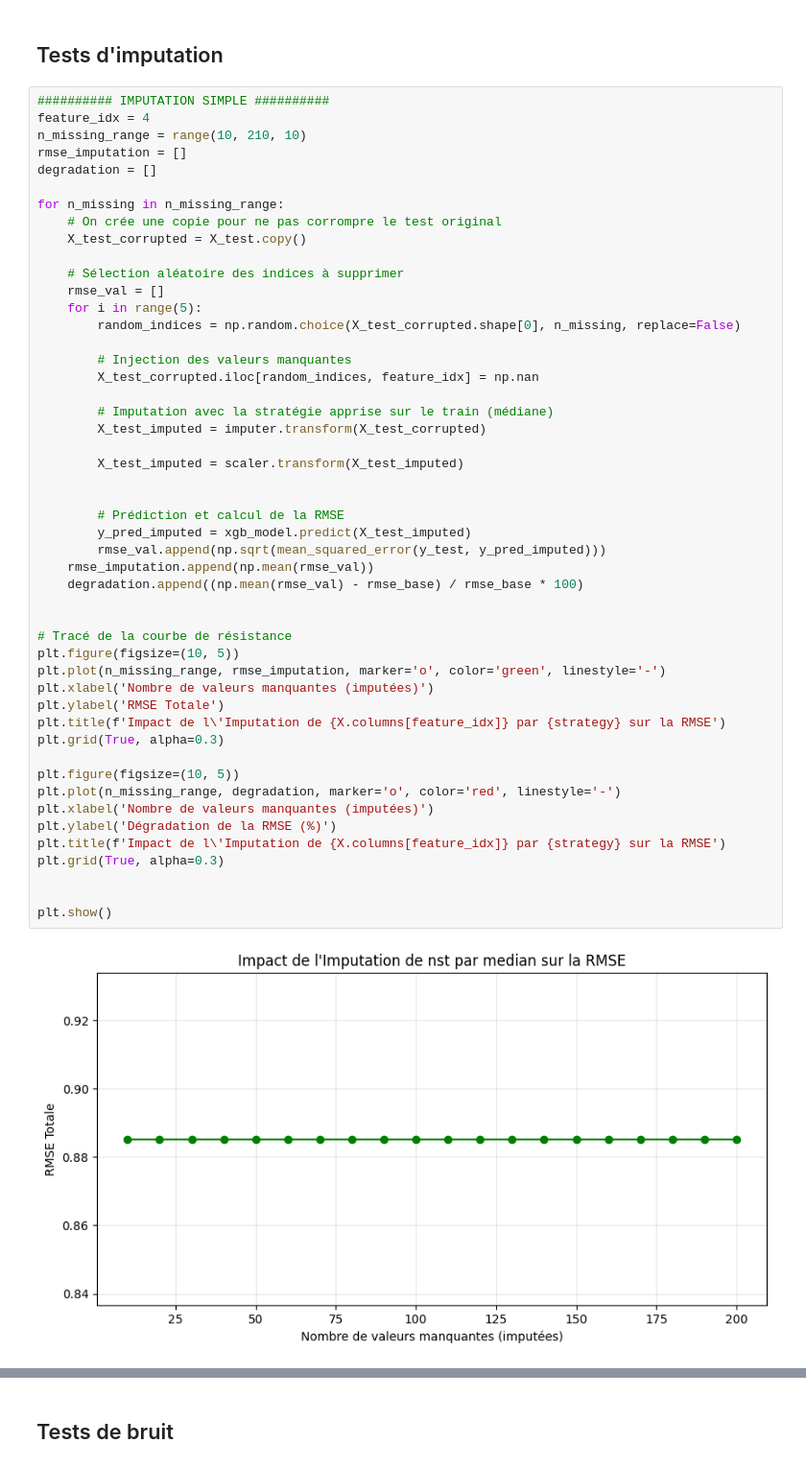
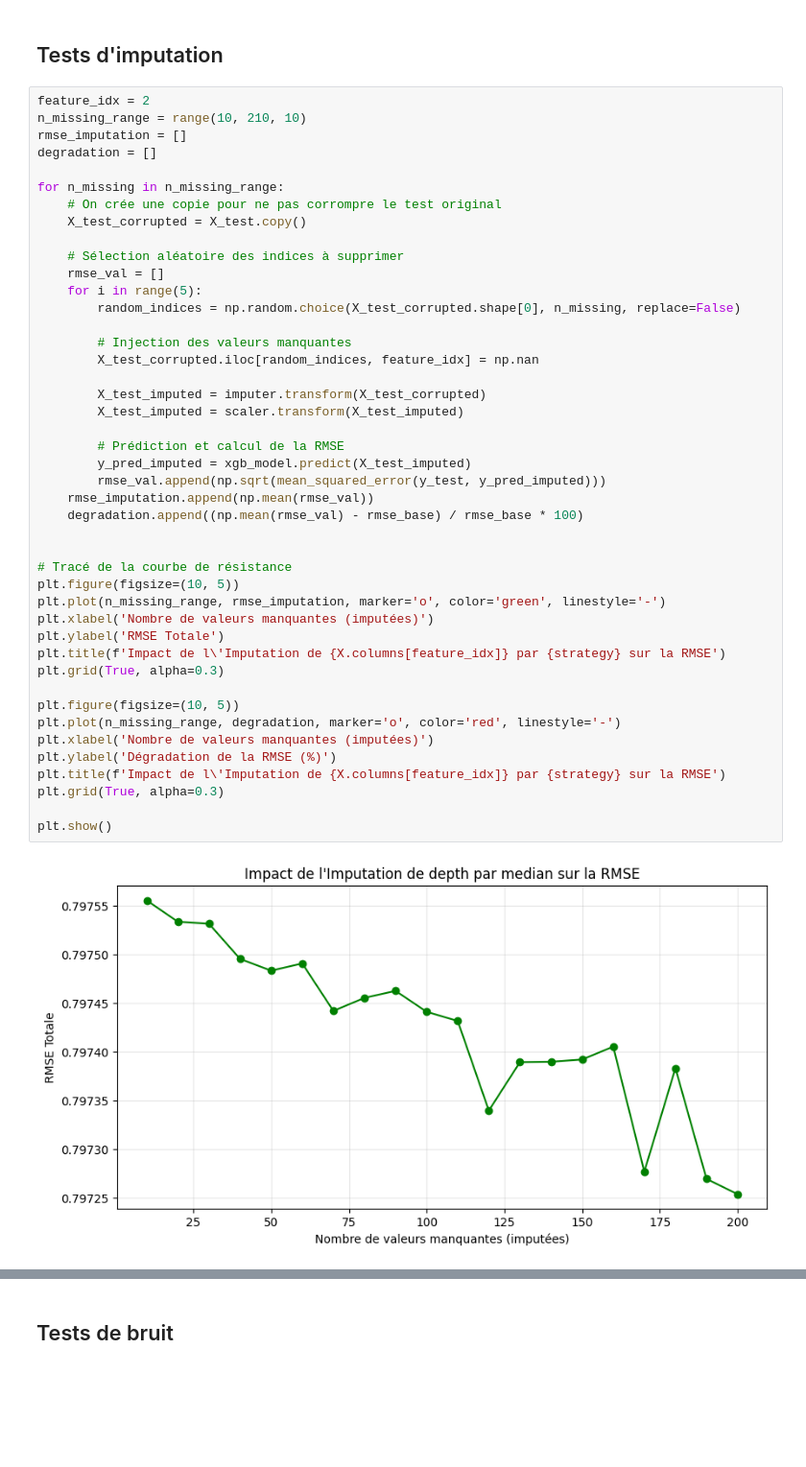
Before and after one commit to TristanRib/Documentation, a Jupyter notebook: notebooks/03_training.ipynb, the cells around one changed output, grey strips where cells are left out. Shown at 96% size. Saved outputs shown, nothing was run; the diff lists cells and outputs as text; blank space fills up the shorter version.

```diff
--- a/notebooks/03_training.ipynb
+++ b/notebooks/03_training.ipynb
@@ -153,8 +153,7 @@ R²   : 0.6247189424193641
 # %% [markdown]
 ## Tests d'imputation
 # %%
-########## IMPUTATION SIMPLE ##########
-feature_idx = 4
+feature_idx = 2
 n_missing_range = range(10, 210, 10)
 rmse_imputation = []
 degradation = []
@@ -171,35 +170,31 @@ for n_missing in n_missing_range:
         # Injection des valeurs manquantes
         X_test_corrupted.iloc[random_indices, feature_idx] = np.nan
 
-        # Imputation avec la stratégie apprise sur le train (médiane)
         X_test_imputed = imputer.transform(X_test_corrupted)
-
         X_test_imputed = scaler.transform(X_test_imputed)
-
 
         # Prédiction et calcul de la RMSE
         y_pred_imputed = xgb_model.predict(X_test_imputed)
         rmse_val.append(np.sqrt(mean_squared_error(y_test, y_pred_imputed)))
     rmse_imputation.append(np.mean(rmse_val))
     degradation.append((np.mean(rmse_val) - rmse_base) / rmse_base * 100)
 
 
 # Tracé de la courbe de résistance
 plt.figure(figsize=(10, 5))
 plt.plot(n_missing_range, rmse_imputation, marker='o', color='green', linestyle='-')
 plt.xlabel('Nombre de valeurs manquantes (imputées)')
 plt.ylabel('RMSE Totale')
 plt.title(f'Impact de l\'Imputation de {X.columns[feature_idx]} par {strategy} sur la RMSE')
 plt.grid(True, alpha=0.3)
 
 plt.figure(figsize=(10, 5))
 plt.plot(n_missing_range, degradation, marker='o', color='red', linestyle='-')
 plt.xlabel('Nombre de valeurs manquantes (imputées)')
 plt.ylabel('Dégradation de la RMSE (%)')
 plt.title(f'Impact de l\'Imputation de {X.columns[feature_idx]} par {strategy} sur la RMSE')
 plt.grid(True, alpha=0.3)
 
-
 plt.show()
 # %% [output]
-[figure, old version]
+[figure, new version]
```
Also changed, not shown: parts of 9 cells of this notebook, 2 other files.
